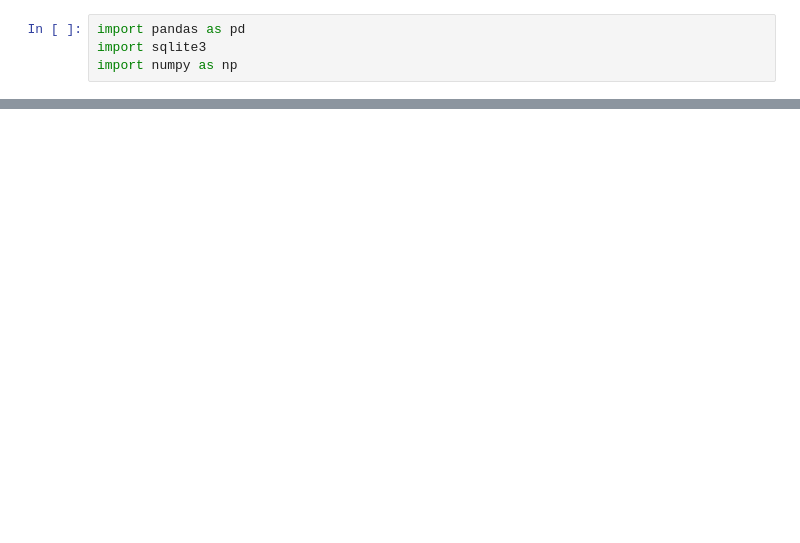
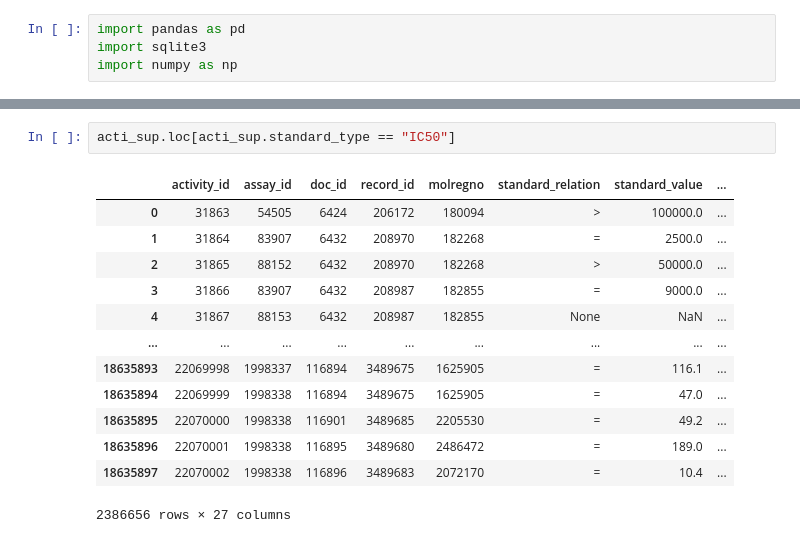
Before and after one commit to alverad-katsuro/chembl_analyser, a Jupyter notebook: cruzipain/Testes.ipynb, the cells around one changed output, grey strips where cells are left out. Cells and saved outputs as stored; diff of their text form; blank space fills up the shorter version.

```diff
--- a/cruzipain/Testes.ipynb
+++ b/cruzipain/Testes.ipynb
@@ -95,0 +47,16 @@ def verifica_kuku(array, threads_num):
+# %%
+acti_sup.loc[acti_sup.standard_type == "IC50"]
+# %% [output]
+|  | activity_id | assay_id | doc_id | record_id | molregno | standard_relation | standard_value | ... |
+| 0 | 31863 | 54505 | 6424 | 206172 | 180094 | > | 100000.0 | ... |
+| 1 | 31864 | 83907 | 6432 | 208970 | 182268 | = | 2500.0 | ... |
+| 2 | 31865 | 88152 | 6432 | 208970 | 182268 | > | 50000.0 | ... |
+| 3 | 31866 | 83907 | 6432 | 208987 | 182855 | = | 9000.0 | ... |
+| 4 | 31867 | 88153 | 6432 | 208987 | 182855 | None | NaN | ... |
+| ... | ... | ... | ... | ... | ... | ... | ... | ... |
+| 18635893 | 22069998 | 1998337 | 116894 | 3489675 | 1625905 | = | 116.1 | ... |
+| 18635894 | 22069999 | 1998338 | 116894 | 3489675 | 1625905 | = | 47.0 | ... |
+| 18635895 | 22070000 | 1998338 | 116901 | 3489685 | 2205530 | = | 49.2 | ... |
+| 18635896 | 22070001 | 1998338 | 116895 | 3489680 | 2486472 | = | 189.0 | ... |
+| 18635897 | 22070002 | 1998338 | 116896 | 3489683 | 2072170 | = | 10.4 | ... |
+2386656 rows × 27 columns
```
Also changed, not shown: parts of 12 cells of this notebook, 7 other files.
